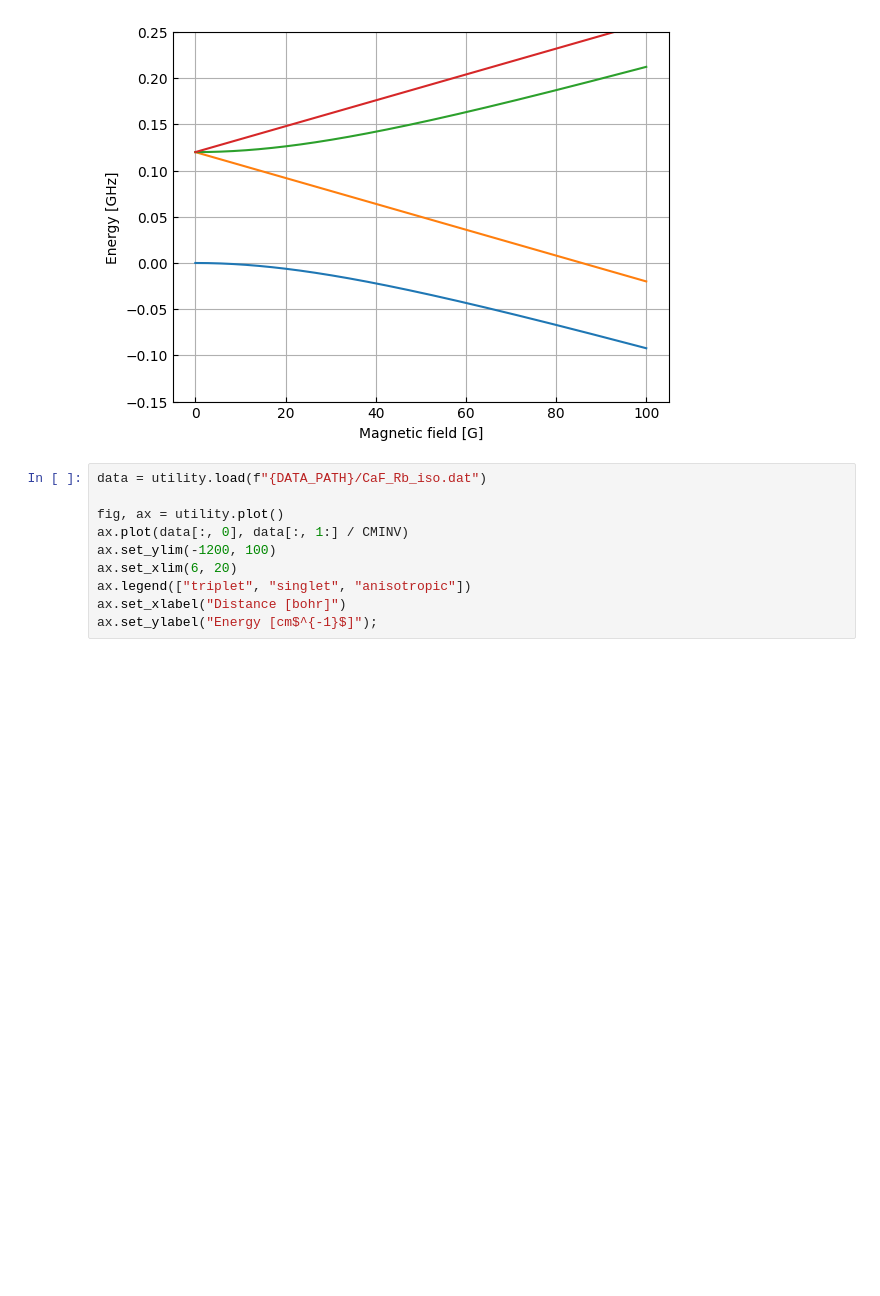
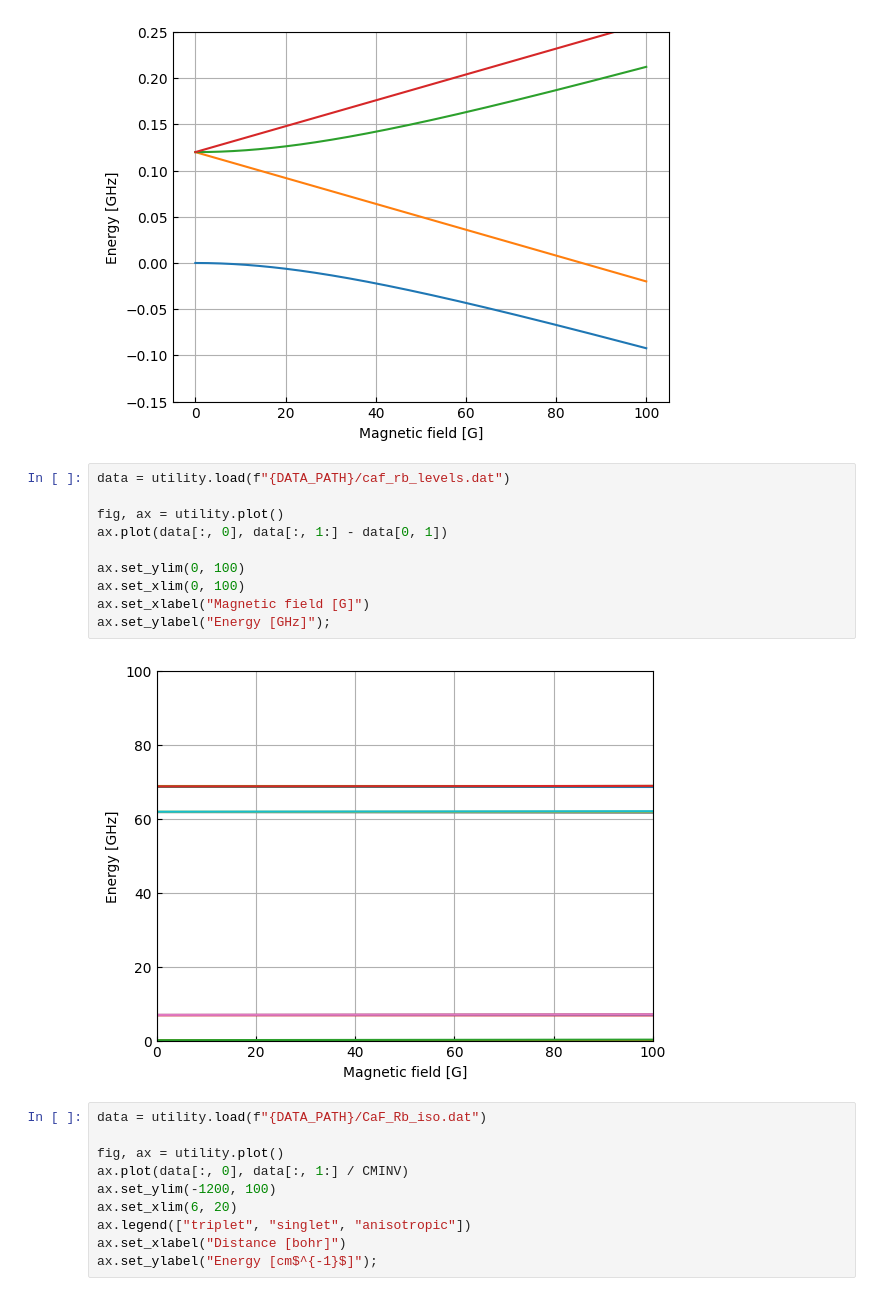
Before and after one commit to Wleter/quantum-rs, a Jupyter notebook: scattering-problems/analysis/caf_rb_analysis.ipynb, the cells around one changed output. Saved outputs shown, nothing was run; the diff lists cells and outputs as text; blank space fills up the shorter version.

```diff
--- a/scattering-problems/analysis/caf_rb_analysis.ipynb
+++ b/scattering-problems/analysis/caf_rb_analysis.ipynb
@@ -37,6 +37,18 @@ ax.set_xlabel("Magnetic field [G]")
 ax.set_ylabel("Energy [GHz]");
 # %% [output]
 [figure]
+# %%
+data = utility.load(f"{DATA_PATH}/caf_rb_levels.dat")
+
+fig, ax = utility.plot()
+ax.plot(data[:, 0], data[:, 1:] - data[0, 1])
+
+ax.set_ylim(0, 100)
+ax.set_xlim(0, 100)
+ax.set_xlabel("Magnetic field [G]")
+ax.set_ylabel("Energy [GHz]");
+# %% [output]
+[figure, added]
 # %%
 data = utility.load(f"{DATA_PATH}/CaF_Rb_iso.dat")
 
```
Also changed, not shown: parts of 1 cell of this notebook, 15 other files.
